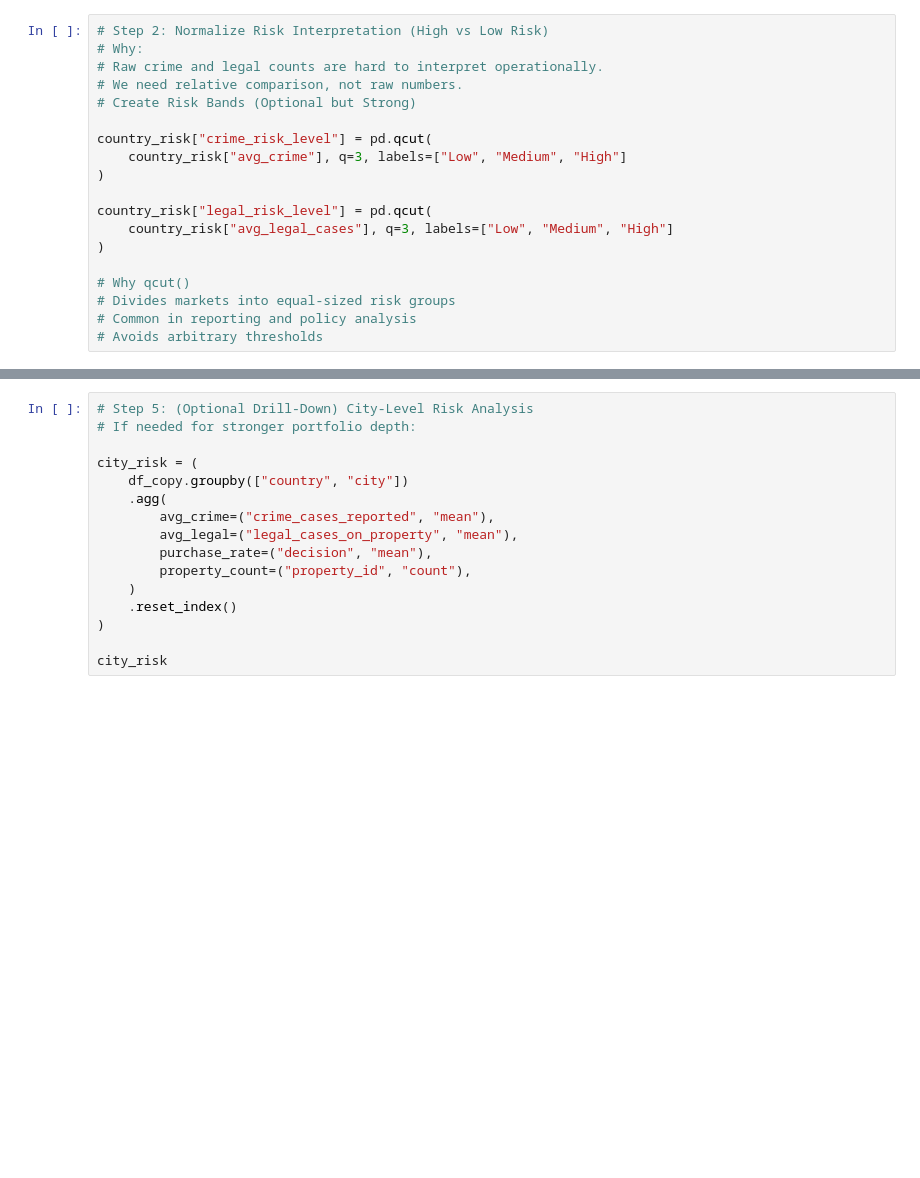
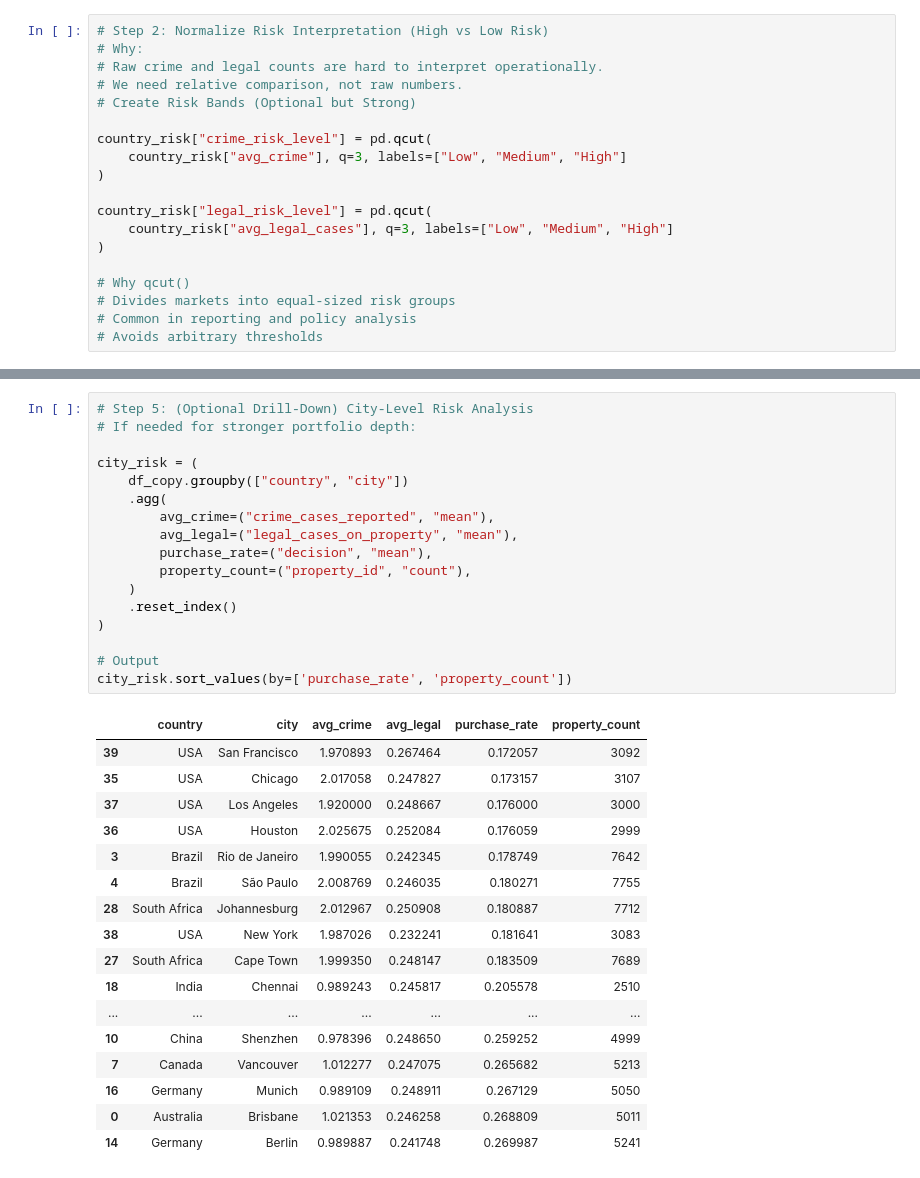
Before and after one commit to alhakimdata/python-data-analysis, a Jupyter notebook: Project-1_Global Housing Market Analysis/Global_house_purchase.ipynb, the cells around one changed output, grey strips where cells are left out. Saved outputs shown, nothing was run; the diff lists cells and outputs as text; blank space fills up the shorter version.

```diff
--- a/Project-1_Global Housing Market Analysis/Global_house_purchase.ipynb
+++ b/Project-1_Global Housing Market Analysis/Global_house_purchase.ipynb
@@ -478,19 +684,38 @@ operational_risk_markets
 # %%
 # Step 5: (Optional Drill-Down) City-Level Risk Analysis
 # If needed for stronger portfolio depth:
 
 city_risk = (
     df_copy.groupby(["country", "city"])
     .agg(
         avg_crime=("crime_cases_reported", "mean"),
         avg_legal=("legal_cases_on_property", "mean"),
         purchase_rate=("decision", "mean"),
         property_count=("property_id", "count"),
     )
     .reset_index()
 )
 
-city_risk
+# Output
+city_risk.sort_values(by=['purchase_rate', 'property_count'])
+# %% [output]
+|  | country | city | avg_crime | avg_legal | purchase_rate | property_count |
+| 39 | USA | San Francisco | 1.970893 | 0.267464 | 0.172057 | 3092 |
+| 35 | USA | Chicago | 2.017058 | 0.247827 | 0.173157 | 3107 |
+| 37 | USA | Los Angeles | 1.920000 | 0.248667 | 0.176000 | 3000 |
+| 36 | USA | Houston | 2.025675 | 0.252084 | 0.176059 | 2999 |
+| 3 | Brazil | Rio de Janeiro | 1.990055 | 0.242345 | 0.178749 | 7642 |
+| 4 | Brazil | São Paulo | 2.008769 | 0.246035 | 0.180271 | 7755 |
+| 28 | South Africa | Johannesburg | 2.012967 | 0.250908 | 0.180887 | 7712 |
+| 38 | USA | New York | 1.987026 | 0.232241 | 0.181641 | 3083 |
+| 27 | South Africa | Cape Town | 1.999350 | 0.248147 | 0.183509 | 7689 |
+| 18 | India | Chennai | 0.989243 | 0.245817 | 0.205578 | 2510 |
+| ... | ... | ... | ... | ... | ... | ... |
+| 10 | China | Shenzhen | 0.978396 | 0.248650 | 0.259252 | 4999 |
+| 7 | Canada | Vancouver | 1.012277 | 0.247075 | 0.265682 | 5213 |
+| 16 | Germany | Munich | 0.989109 | 0.248911 | 0.267129 | 5050 |
+| 0 | Australia | Brisbane | 1.021353 | 0.246258 | 0.268809 | 5011 |
+| 14 | Germany | Berlin | 0.989887 | 0.241748 | 0.269987 | 5241 |
 # %%
 # (Advanced but Valuable) Combined Risk View
 # Once variables are clearly separated, you can do something very strong for a portfolio:
```
Also changed, not shown: parts of 68 cells of this notebook.
